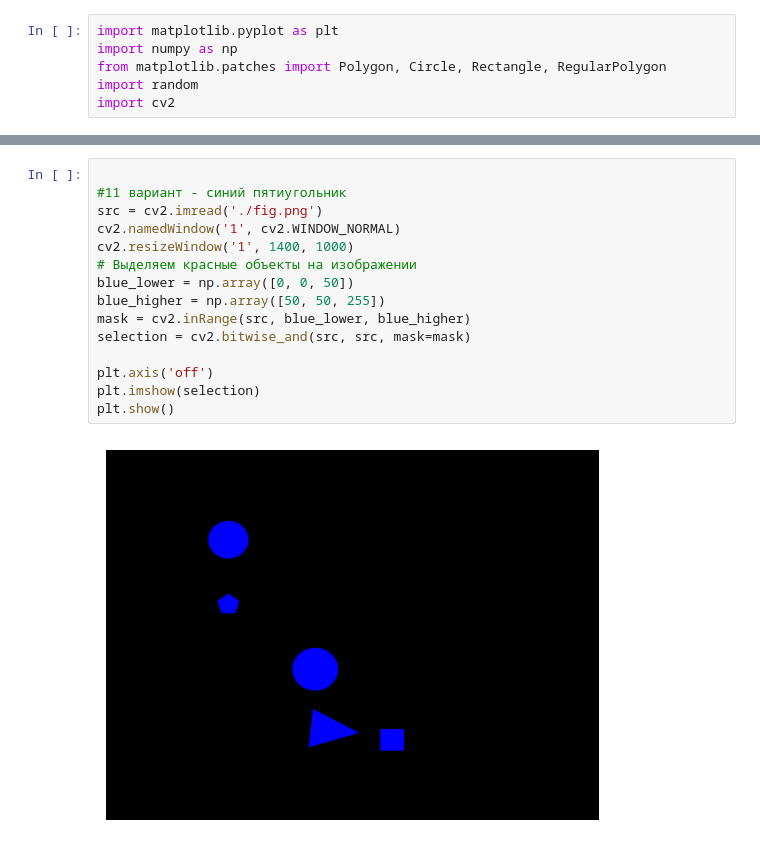
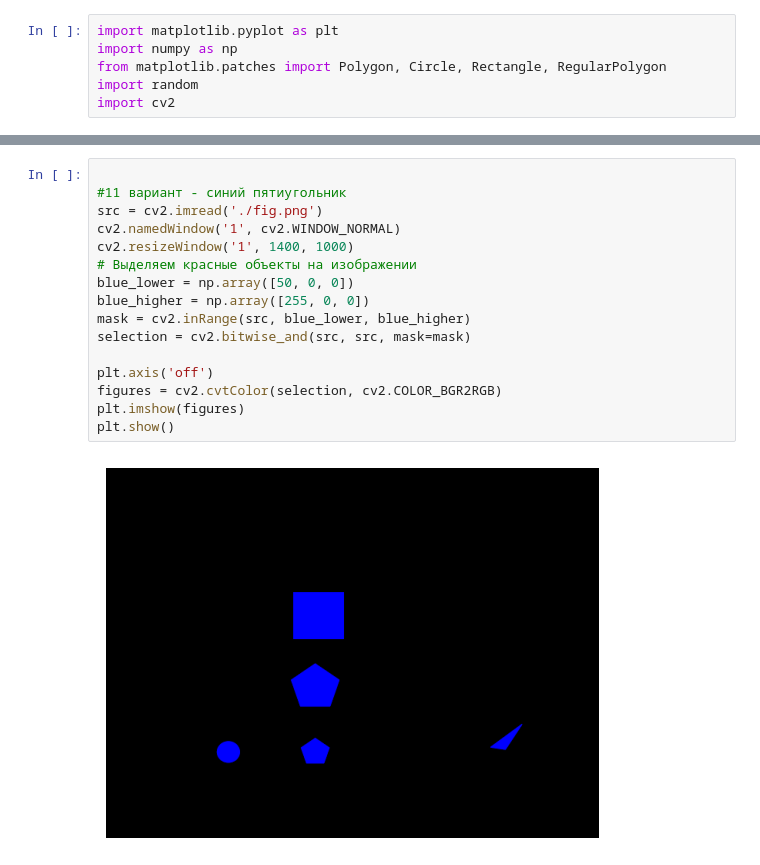
Before and after one commit to PurpleBionicle/Neural_networks2, a Jupyter notebook: lr2/lr2.ipynb, the cells around one changed output, grey strips where cells are left out. Saved outputs shown, nothing was run; the diff lists cells and outputs as text.

```diff
--- a/lr2/lr2.ipynb
+++ b/lr2/lr2.ipynb
@@ -109,20 +109,21 @@ plt.show()
 # %%
 
 #11 вариант - синий пятиугольник
 src = cv2.imread('./fig.png')
 cv2.namedWindow('1', cv2.WINDOW_NORMAL)
 cv2.resizeWindow('1', 1400, 1000)
 # Выделяем красные объекты на изображении
-blue_lower = np.array([0, 0, 50])
-blue_higher = np.array([50, 50, 255])
+blue_lower = np.array([50, 0, 0])
+blue_higher = np.array([255, 0, 0])
 mask = cv2.inRange(src, blue_lower, blue_higher)
 selection = cv2.bitwise_and(src, src, mask=mask)
 
 plt.axis('off')
-plt.imshow(selection)
+figures = cv2.cvtColor(selection, cv2.COLOR_BGR2RGB)
+plt.imshow(figures)
 plt.show()
 # %% [output]
-[figure, old version]
+[figure, new version]
 # %%
 # Преобразуем в ЧБ
 gray = cv2.cvtColor(selection, cv2.COLOR_BGR2GRAY)
```
Also changed, not shown: parts of 3 cells of this notebook, 3 other files.
